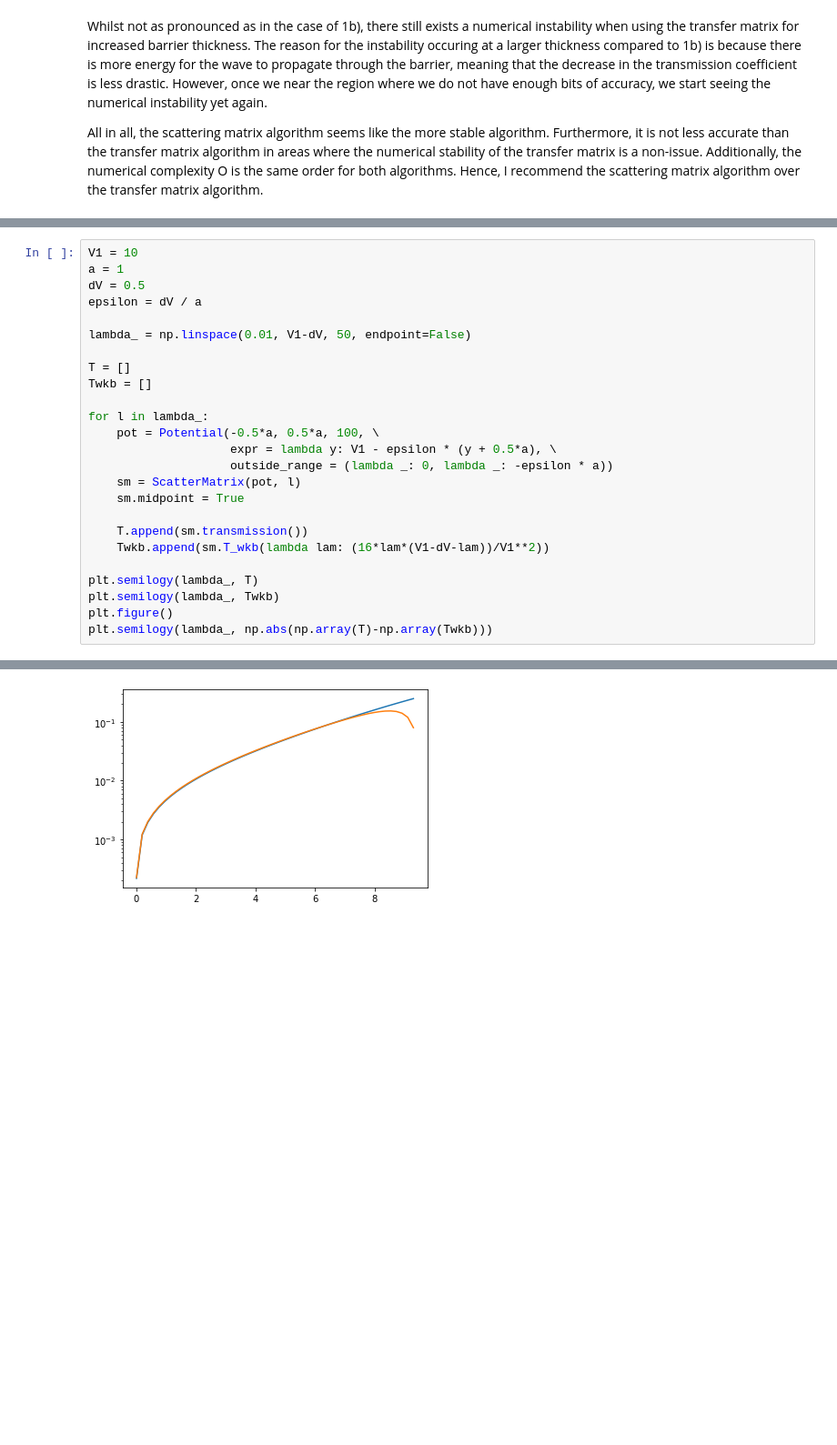
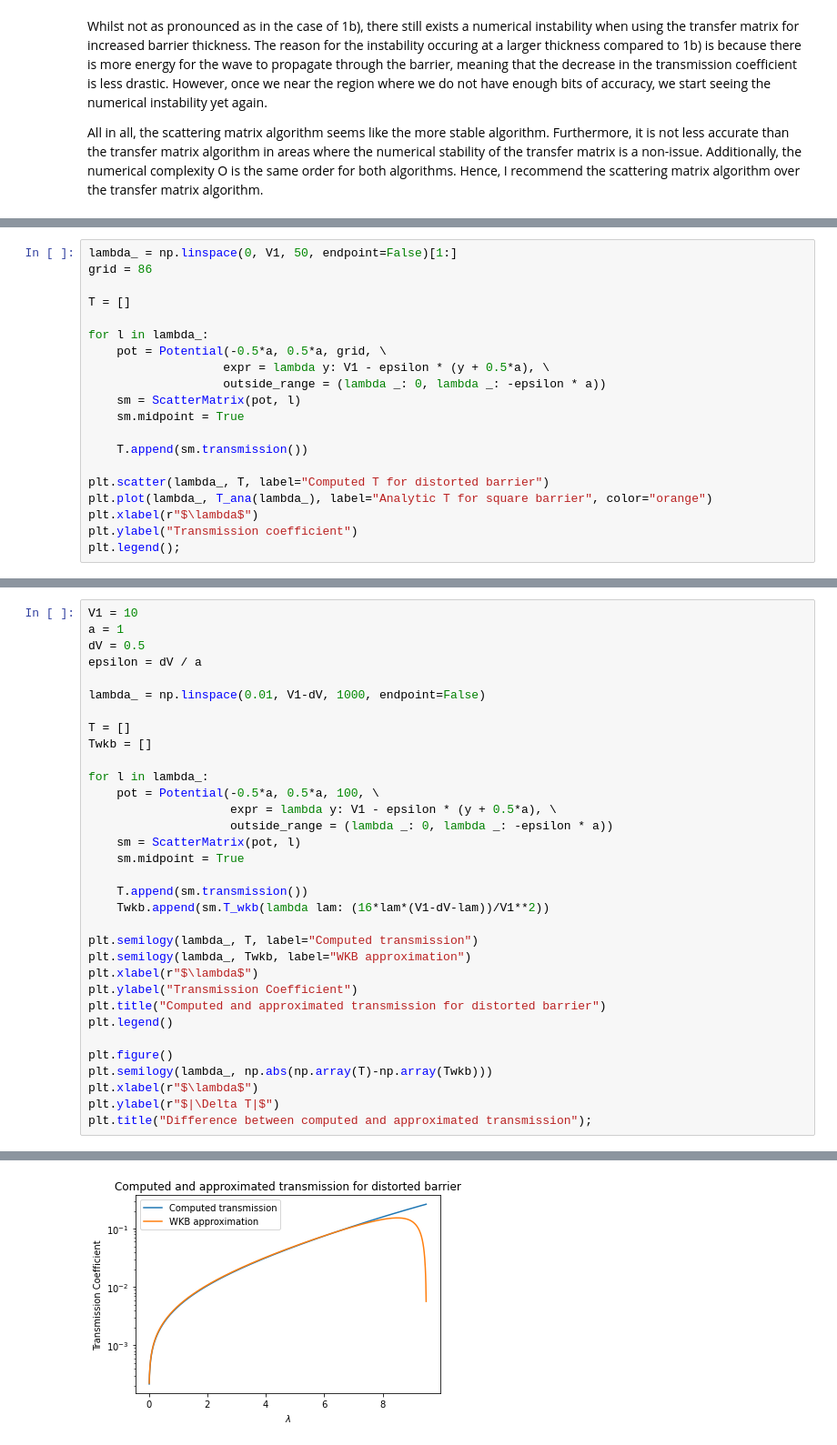
Before and after one commit to KevoSoftworks/computational_physics, a Jupyter notebook: 3_wave_propagation/wave_propagation.ipynb, the cells around one changed output, grey strips where cells are left out. Shown at 91% size. Cells and saved outputs as stored; diff of their text form; blank space fills up the shorter version.

```diff
--- a/3_wave_propagation/wave_propagation.ipynb
+++ b/3_wave_propagation/wave_propagation.ipynb
@@ -209,0 +257,20 @@ At y_grid = 15 the transmission T = 0.7104116309427764 has converged to within 1
+# %%
+lambda_ = np.linspace(0, V1, 50, endpoint=False)[1:]
+grid = 86
+
+T = []
+
+for l in lambda_:
+    pot = Potential(-0.5*a, 0.5*a, grid, \
+                   expr = lambda y: V1 - epsilon * (y + 0.5*a), \
+                   outside_range = (lambda _: 0, lambda _: -epsilon * a))
+    sm = ScatterMatrix(pot, l)
+    sm.midpoint = True
+
+    T.append(sm.transmission())
+
+plt.scatter(lambda_, T, label="Computed T for distorted barrier")
+plt.plot(lambda_, T_ana(lambda_), label="Analytic T for square barrier", color="orange")
+plt.xlabel(r"$\lambda$")
+plt.ylabel("Transmission coefficient")
+plt.legend();
@@ -213,7 +286,7 @@ a = 1
 dV = 0.5
 epsilon = dV / a
 
-lambda_ = np.linspace(0.01, V1-dV, 50, endpoint=False)
+lambda_ = np.linspace(0.01, V1-dV, 1000, endpoint=False)
 
 T = []
 Twkb = []
@@ -228,8 +301,16 @@ for l in lambda_:
     T.append(sm.transmission())
     Twkb.append(sm.T_wkb(lambda lam: (16*lam*(V1-dV-lam))/V1**2))
 
-plt.semilogy(lambda_, T)
-plt.semilogy(lambda_, Twkb)
+plt.semilogy(lambda_, T, label="Computed transmission")
+plt.semilogy(lambda_, Twkb, label="WKB approximation")
+plt.xlabel(r"$\lambda$")
+plt.ylabel("Transmission Coefficient")
+plt.title("Computed and approximated transmission for distorted barrier")
+plt.legend()
+
 plt.figure()
 plt.semilogy(lambda_, np.abs(np.array(T)-np.array(Twkb)))
+plt.xlabel(r"$\lambda$")
+plt.ylabel(r"$|\Delta T|$")
+plt.title("Difference between computed and approximated transmission");
 # %% [output]
@@ -237 +317 @@ plt.semilogy(lambda_, np.abs(np.array(T)-np.array(Twkb)))
-[figure, old version]
+[figure, new version]
```
Also changed, not shown: parts of 22 cells of this notebook.
